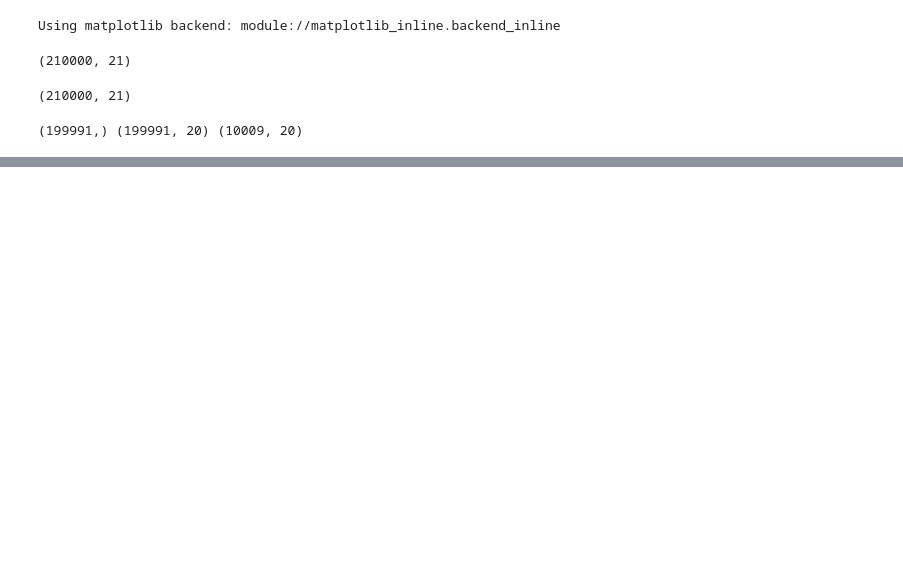
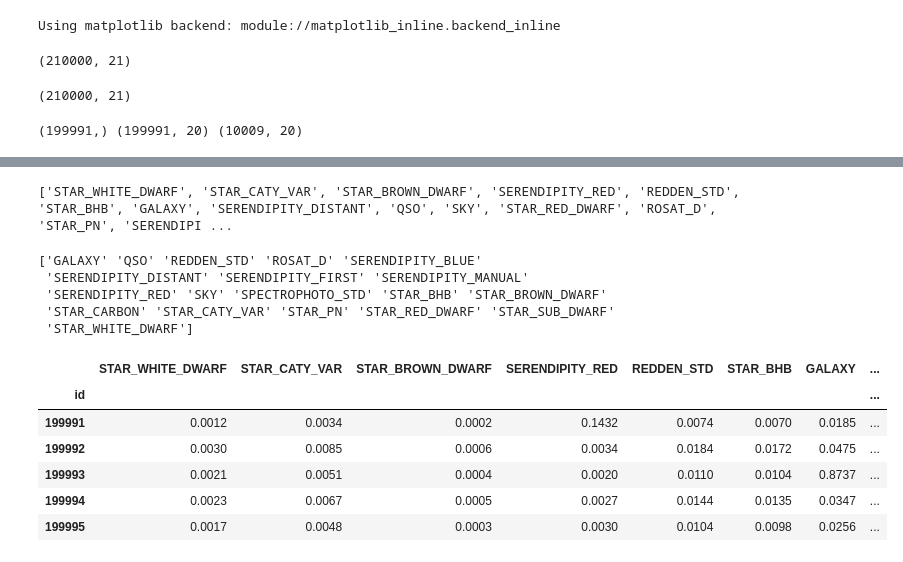
Before and after one commit to jun789-lee/astronomical-object-multiclassification, a Jupyter notebook: notebooks/08. LightGBM CV.ipynb, the cells around one changed output, grey strips where cells are left out. Saved outputs shown, nothing was run; the diff lists cells and outputs as text; code cells hidden in the pictures; blank space fills up the shorter version.

```diff
--- a/notebooks/08. LightGBM CV.ipynb
+++ b/notebooks/08. LightGBM CV.ipynb
@@ -91,0 +142,32 @@ TypeError: Input should have at least 1 dimension i.e. satisfy `len(x.shape) > 0
+# %%
+sub_col = sub.columns.tolist()
+sub[sub_col] = p_tst
+print(sub_col)
+# %% [output]
+['STAR_WHITE_DWARF', 'STAR_CATY_VAR', 'STAR_BROWN_DWARF', 'SERENDIPITY_RED', 'REDDEN_STD', 'STAR_BHB', 'GALAXY', 'SERENDIPITY_DISTANT', 'QSO', 'SKY', 'STAR_RED_DWARF', 'ROSAT_D', 'STAR_PN', 'SERENDIPI ...
+# %%
+print(clf.classes_)
+# %% [output]
+['GALAXY' 'QSO' 'REDDEN_STD' 'ROSAT_D' 'SERENDIPITY_BLUE'
+ 'SERENDIPITY_DISTANT' 'SERENDIPITY_FIRST' 'SERENDIPITY_MANUAL'
+ 'SERENDIPITY_RED' 'SKY' 'SPECTROPHOTO_STD' 'STAR_BHB' 'STAR_BROWN_DWARF'
+ 'STAR_CARBON' 'STAR_CATY_VAR' 'STAR_PN' 'STAR_RED_DWARF' 'STAR_SUB_DWARF'
+ 'STAR_WHITE_DWARF']
+# %%
+# clf.classes_ 기준 열 순서 -> sub.columns 기준 열 순서로 인덱스 찾기
+
+idx = [list(clf.classes_).index(col) for col in sub_col]
+
+p_tst_ordered = p_tst[:, idx]
+
+sub[sub.columns] = p_tst_ordered
+# %%
+sub.head()
+# %% [output]
+|  | STAR_WHITE_DWARF | STAR_CATY_VAR | STAR_BROWN_DWARF | SERENDIPITY_RED | REDDEN_STD | STAR_BHB | GALAXY | ... |
+| id |  |  |  |  |  |  |  | ... |
+| 199991 | 0.0012 | 0.0034 | 0.0002 | 0.1432 | 0.0074 | 0.0070 | 0.0185 | ... |
+| 199992 | 0.0030 | 0.0085 | 0.0006 | 0.0034 | 0.0184 | 0.0172 | 0.0475 | ... |
+| 199993 | 0.0021 | 0.0051 | 0.0004 | 0.0020 | 0.0110 | 0.0104 | 0.8737 | ... |
+| 199994 | 0.0023 | 0.0067 | 0.0005 | 0.0027 | 0.0144 | 0.0135 | 0.0347 | ... |
+| 199995 | 0.0017 | 0.0048 | 0.0003 | 0.0030 | 0.0104 | 0.0098 | 0.0256 | ... |
```
Also changed, not shown: parts of 7 cells of this notebook, 9 other files.
